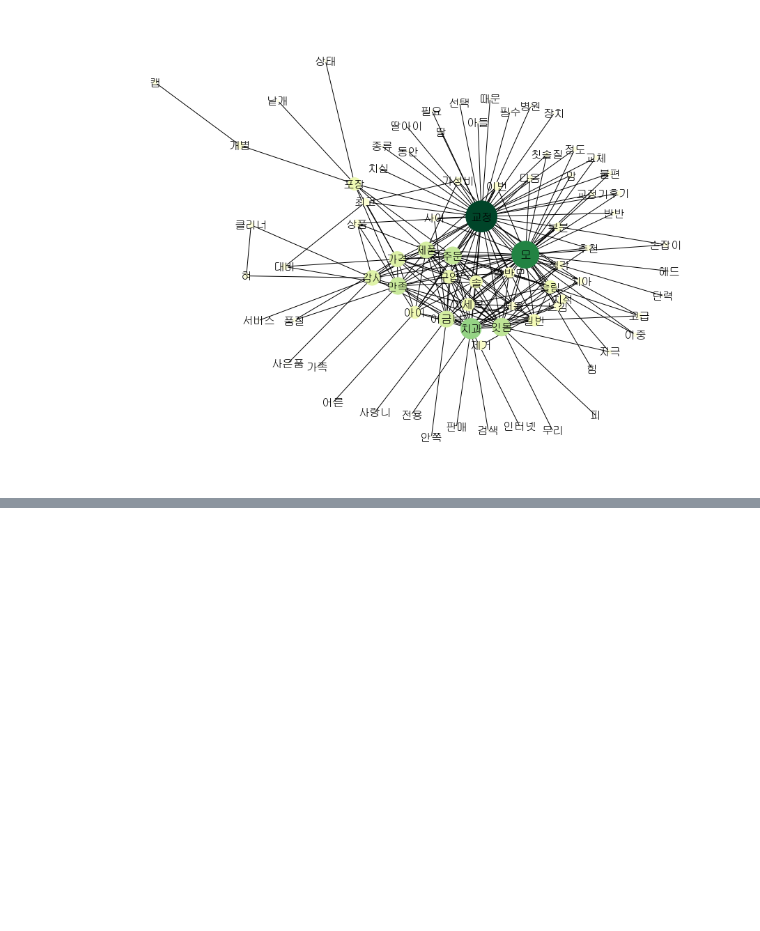
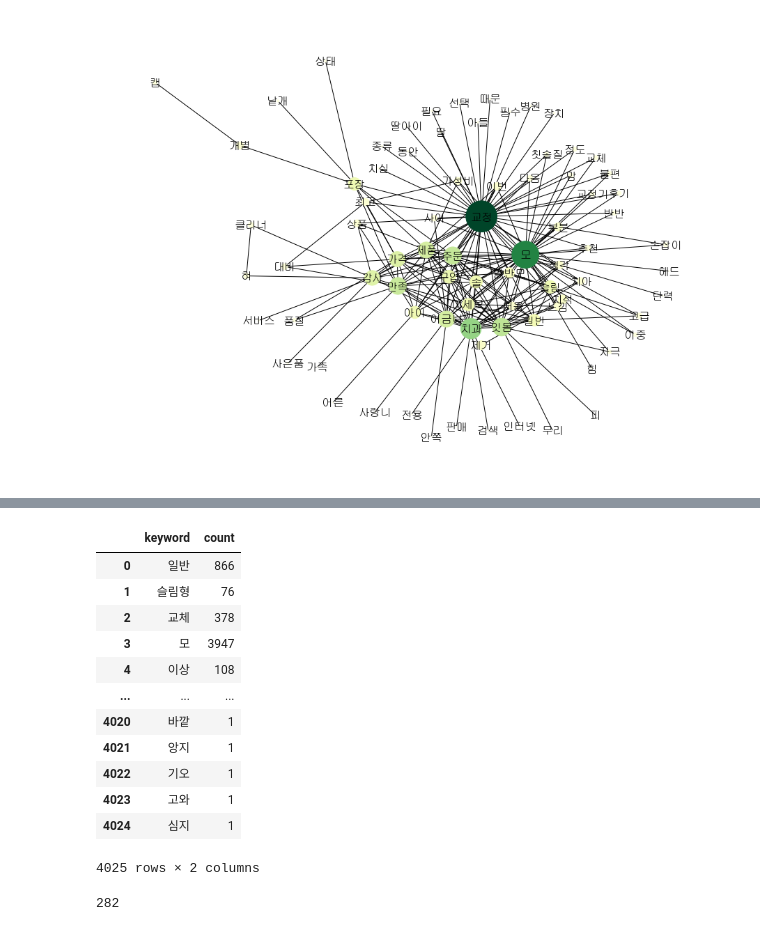
Before and after one commit to K-Final-Project/MZ-trend, a Jupyter notebook: 네이버쇼핑몰 칫솔-동호/2. 스마트스토어 - 네트워크분석.ipynb, the cells around one changed output, grey strips where cells are left out. Cells and saved outputs as stored; diff of their text form; code cells hidden in the pictures; blank space fills up the shorter version.

```diff
--- a/네이버쇼핑몰 칫솔-동호/2. 스마트스토어 - 네트워크분석.ipynb
+++ b/네이버쇼핑몰 칫솔-동호/2. 스마트스토어 - 네트워크분석.ipynb
@@ -371,0 +380,11 @@ plt.savefig('./칫솔 - 네트워크분석.jpeg')            # 이미지 저장
+# %%
+# 이전 저장했던 토큰들을 딕셔너리에 count하여 넣기
+word_count={}
+
+for words in word_list:
+    for i in words:
+        if i not in word_count: # 딕셔너리에 키값이 저장되있지 않으면 생성
+            word_count[i] = 1
+        else:
+            word_count[i] += 1
+word_count
@@ -371,0 +409,25 @@ plt.savefig('./칫솔 - 네트워크분석.jpeg')            # 이미지 저장
+# %%
+# 데이터프레임화
+word_count_df = pd.DataFrame(list(word_count.items()),columns=['keyword', 'count'])
+word_count_df
+# %% [output]
+|  | keyword | count |
+| 0 | 일반 | 866 |
+| 1 | 슬림형 | 76 |
+| 2 | 교체 | 378 |
+| 3 | 모 | 3947 |
+| 4 | 이상 | 108 |
+| ... | ... | ... |
+| 4020 | 바깥 | 1 |
+| 4021 | 앙지 | 1 |
+| 4022 | 기오 | 1 |
+| 4023 | 고와 | 1 |
+| 4024 | 심지 | 1 |
+4025 rows × 2 columns
+# %%
+# 빈도수 기준으로 단어 제거 위함
+count = word_count_df[word_count_df['count'] >= 40]  # 빈도수 40개 이상
+count_list = list(count['keyword'])
+len(count_list)
+# %% [output]
+282
```
Also changed, not shown: parts of 18 cells of this notebook, 1 other file.
